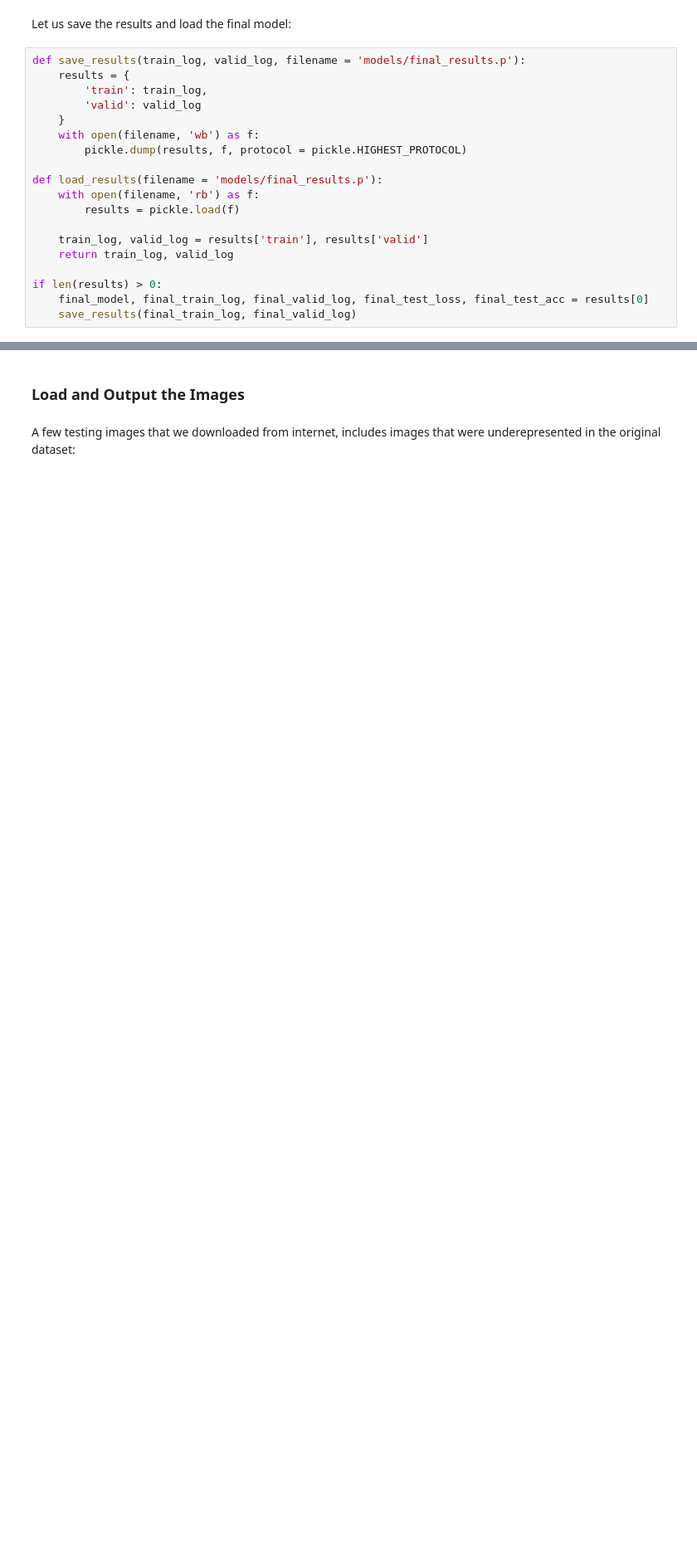
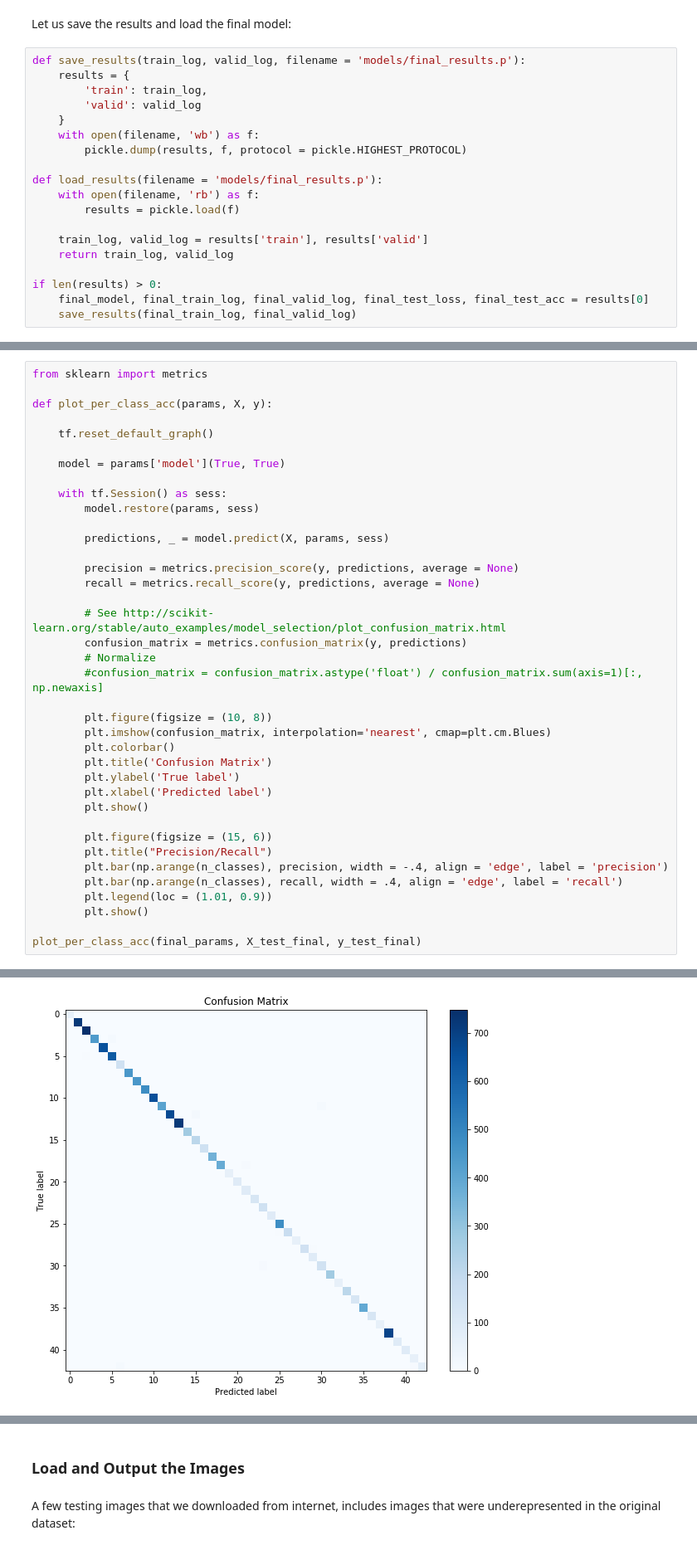
Before and after one commit to marcomarasca/SDCND-Traffic-Sign-Classifier, a Jupyter notebook: Traffic_Sign_Classifier.ipynb, the cells around one changed output, grey strips where cells are left out. Shown at 83% size. Drawn from its saved outputs; the diff is of its cells as text; blank space fills up the shorter version.

```diff
--- a/Traffic_Sign_Classifier.ipynb
+++ b/Traffic_Sign_Classifier.ipynb
@@ -1284,0 +1282,39 @@ Loss: 0.100, 0.139, 0.166 - Accuracy: 1.000, 0.992, 0.992
+# %%
+from sklearn import metrics
+
+def plot_per_class_acc(params, X, y):
+
+    tf.reset_default_graph()
+
+    model = params['model'](True, True)
+
+    with tf.Session() as sess:
+        model.restore(params, sess)
+
+        predictions, _ = model.predict(X, params, sess)
+
+        precision = metrics.precision_score(y, predictions, average = None)
+        recall = metrics.recall_score(y, predictions, average = None)
+
+        # See http://scikit-learn.org/stable/auto_examples/model_selection/plot_confusion_matrix.html
+        confusion_matrix = metrics.confusion_matrix(y, predictions)
+        # Normalize
+        #confusion_matrix = confusion_matrix.astype('float') / confusion_matrix.sum(axis=1)[:, np.newaxis]
+
+        plt.figure(figsize = (10, 8))
+        plt.imshow(confusion_matrix, interpolation='nearest', cmap=plt.cm.Blues)
+        plt.colorbar()
+        plt.title('Confusion Matrix')
+        plt.ylabel('True label')
+        plt.xlabel('Predicted label')
+        plt.show()
+
+        plt.figure(figsize = (15, 6))
+        plt.title("Precision/Recall")
+        plt.bar(np.arange(n_classes), precision, width = -.4, align = 'edge', label = 'precision')
+        plt.bar(np.arange(n_classes), recall, width = .4, align = 'edge', label = 'recall')
+        plt.legend(loc = (1.01, 0.9))
+        plt.show()
+
+plot_per_class_acc(final_params, X_test_final, y_test_final)
+# %% [output]
@@ -1284,0 +1322 @@ Loss: 0.100, 0.139, 0.166 - Accuracy: 1.000, 0.992, 0.992
+[figure, added]
```
Also changed, not shown: parts of 61 cells of this notebook, 5 other files.
